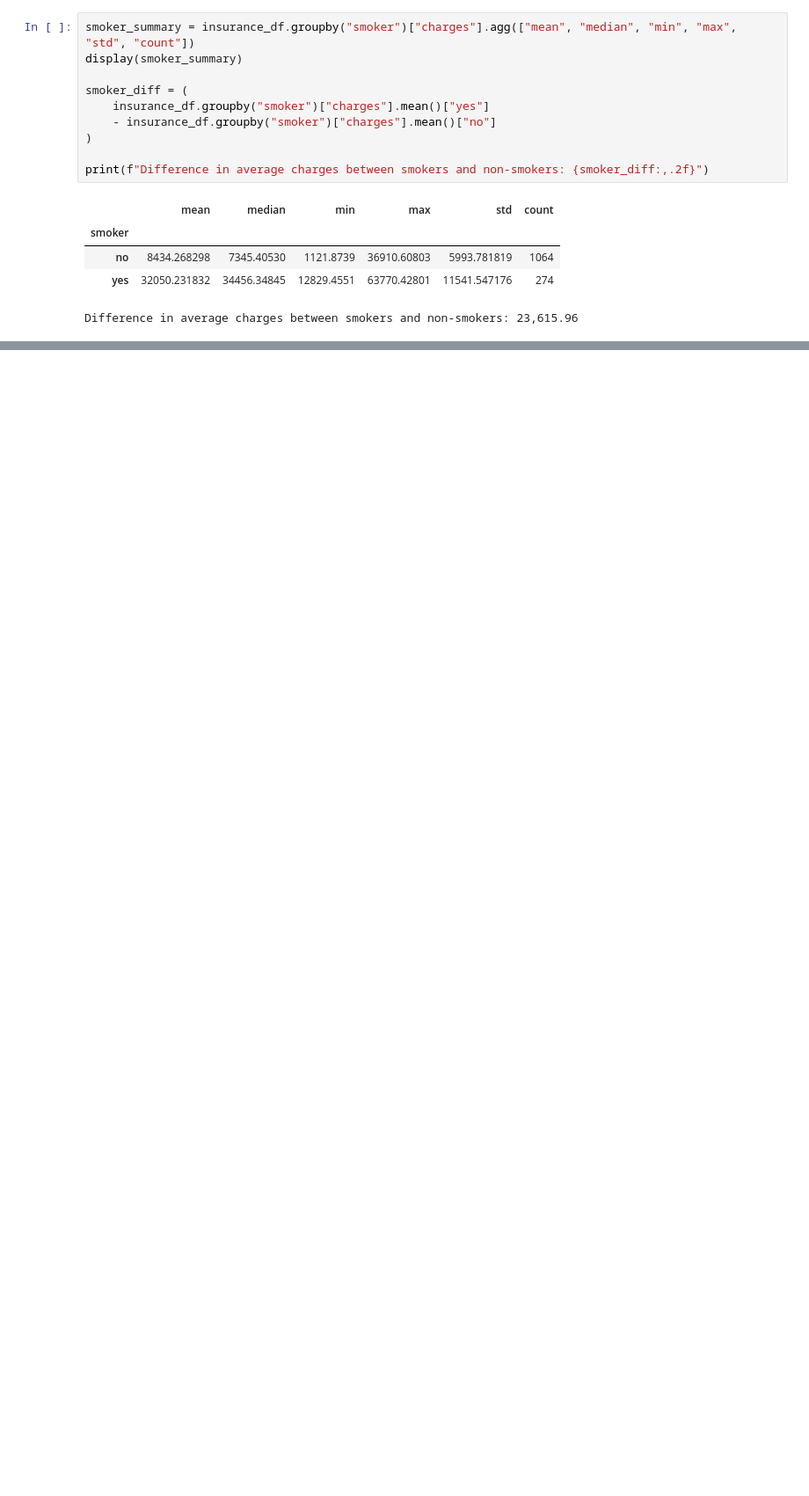
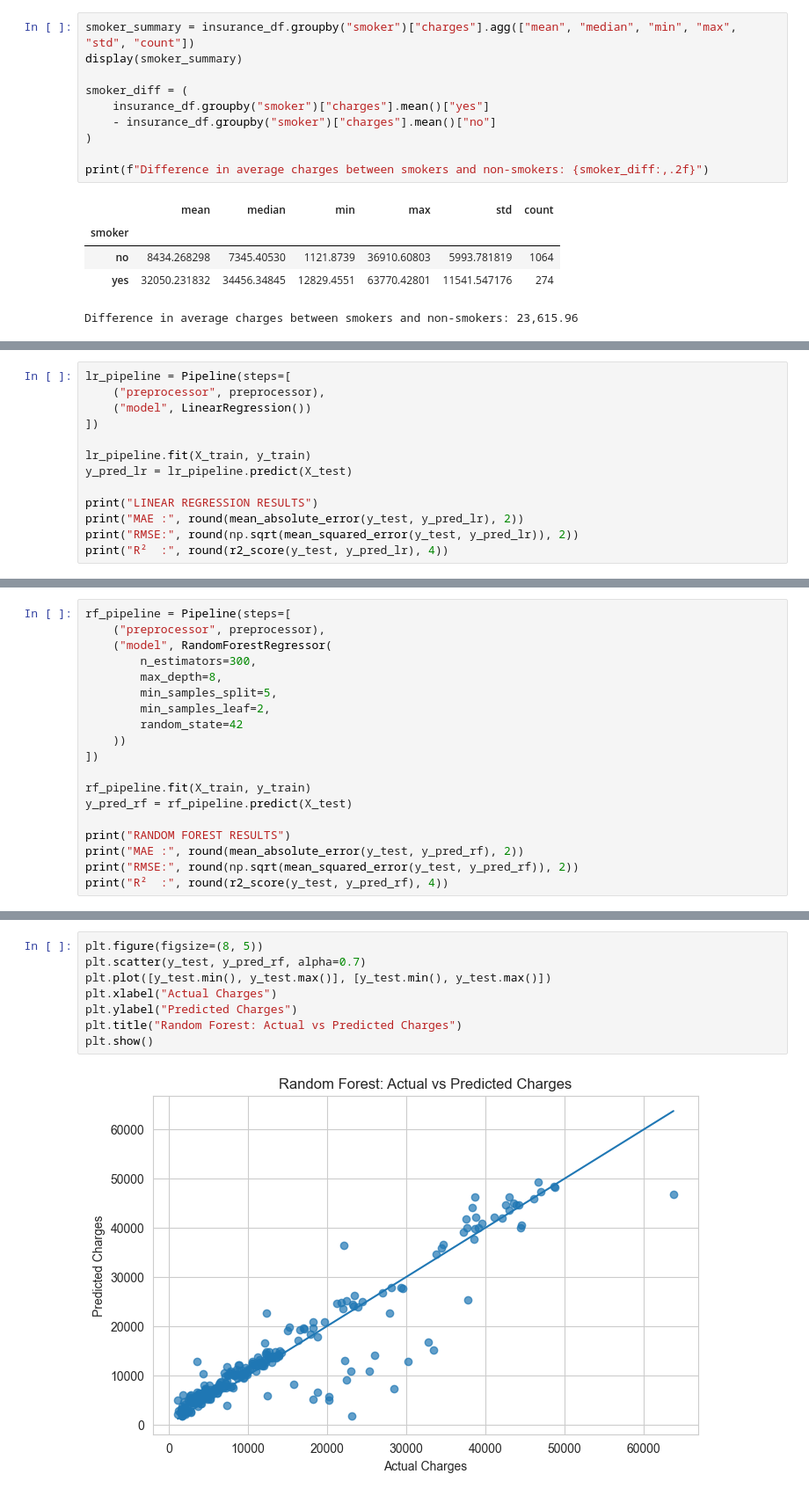
Before and after one commit to raphaeldahomay/school_da_project_m2, a Jupyter notebook: ds_da_insurance.ipynb, the cells around one changed output, grey strips where cells are left out. Shown at 88% size. Cells and saved outputs as stored; diff of their text form; blank space fills up the shorter version.

```diff
--- a/ds_da_insurance.ipynb
+++ b/ds_da_insurance.ipynb
@@ -304,0 +430,13 @@ Difference in average charges between smokers and non-smokers: 23,615.96
+# %%
+lr_pipeline = Pipeline(steps=[
+    ("preprocessor", preprocessor),
+    ("model", LinearRegression())
+])
+
+lr_pipeline.fit(X_train, y_train)
+y_pred_lr = lr_pipeline.predict(X_test)
+
+print("LINEAR REGRESSION RESULTS")
+print("MAE :", round(mean_absolute_error(y_test, y_pred_lr), 2))
+print("RMSE:", round(np.sqrt(mean_squared_error(y_test, y_pred_lr)), 2))
+print("R²  :", round(r2_score(y_test, y_pred_lr), 4))
@@ -304,0 +450,19 @@ Difference in average charges between smokers and non-smokers: 23,615.96
+# %%
+rf_pipeline = Pipeline(steps=[
+    ("preprocessor", preprocessor),
+    ("model", RandomForestRegressor(
+        n_estimators=300,
+        max_depth=8,
+        min_samples_split=5,
+        min_samples_leaf=2,
+        random_state=42
+    ))
+])
+
+rf_pipeline.fit(X_train, y_train)
+y_pred_rf = rf_pipeline.predict(X_test)
+
+print("RANDOM FOREST RESULTS")
+print("MAE :", round(mean_absolute_error(y_test, y_pred_rf), 2))
+print("RMSE:", round(np.sqrt(mean_squared_error(y_test, y_pred_rf)), 2))
+print("R²  :", round(r2_score(y_test, y_pred_rf), 4))
@@ -304,0 +500,10 @@ Difference in average charges between smokers and non-smokers: 23,615.96
+# %%
+plt.figure(figsize=(8, 5))
+plt.scatter(y_test, y_pred_rf, alpha=0.7)
+plt.plot([y_test.min(), y_test.max()], [y_test.min(), y_test.max()])
+plt.xlabel("Actual Charges")
+plt.ylabel("Predicted Charges")
+plt.title("Random Forest: Actual vs Predicted Charges")
+plt.show()
+# %% [output]
+[figure, added]
```
Also changed, not shown: parts of 28 cells of this notebook, 2 other files.
